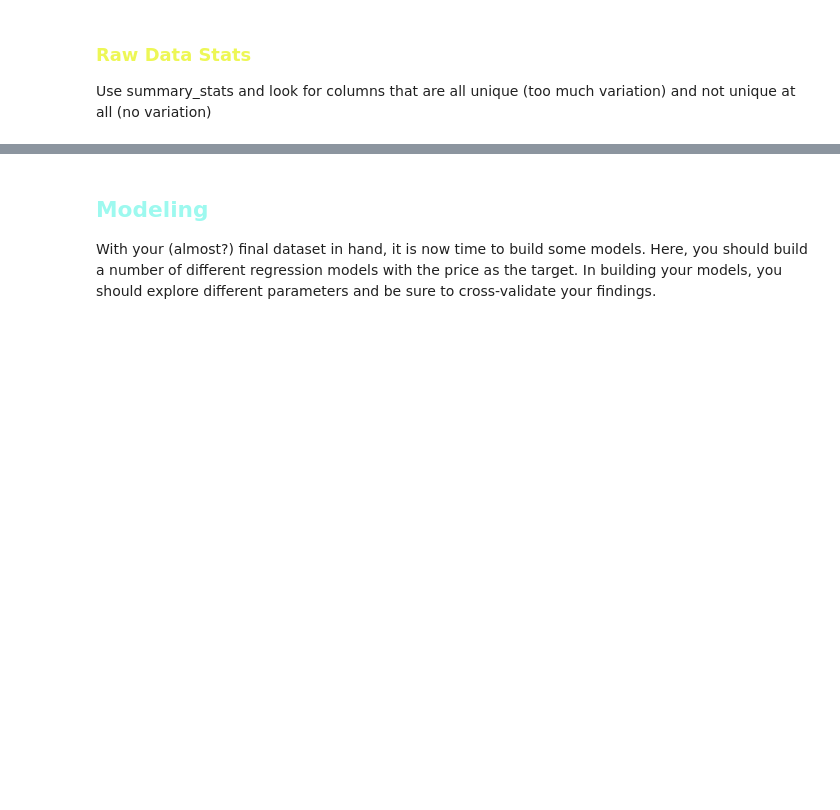
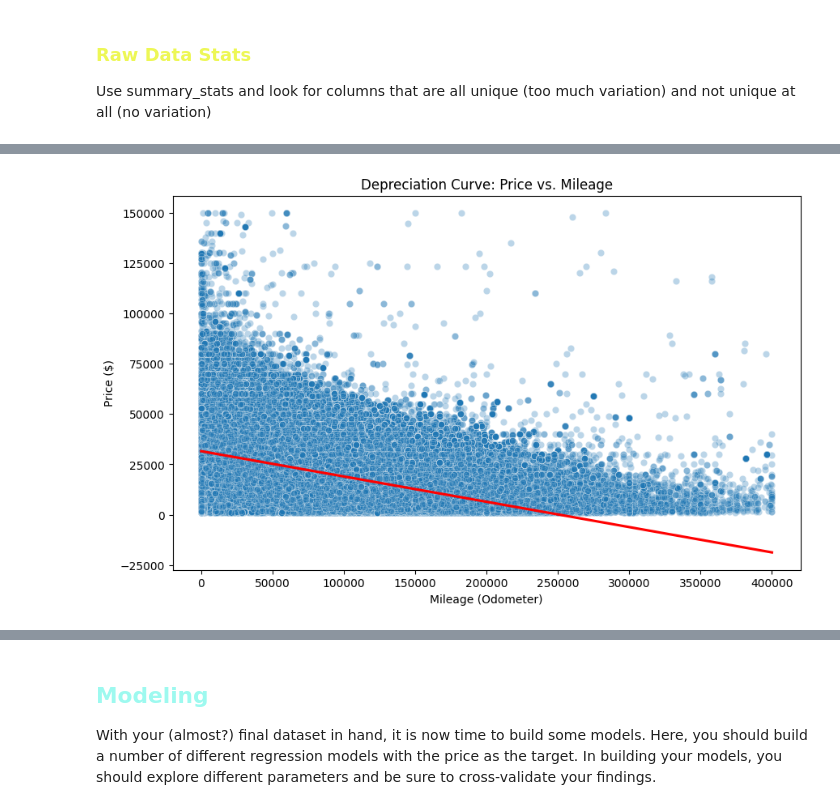
Before and after one commit to cryoraj/UsedCarPricePrediction, a Jupyter notebook: notebooks/WhatDrivesCarPrice.ipynb, the cells around one changed output, grey strips where cells are left out. Saved outputs shown, nothing was run; the diff lists cells and outputs as text; code cells hidden in the pictures; blank space fills up the shorter version.

```diff
--- a/notebooks/WhatDrivesCarPrice.ipynb
+++ b/notebooks/WhatDrivesCarPrice.ipynb
@@ -138,0 +268,10 @@ summary_stats(df)
+# %%
+plt.figure(figsize=(10,6))
+sns.scatterplot(data=df, x='odometer', y='price', alpha=0.3)
+sns.regplot(data=df, x='odometer', y='price', scatter=False, color='red')
+plt.title("Depreciation Curve: Price vs. Mileage")
+plt.xlabel("Mileage (Odometer)")
+plt.ylabel("Price ($)")
+plt.show()
+# %% [output]
+[figure, added]
```
Also changed, not shown: parts of 30 cells of this notebook, 1 other file.
